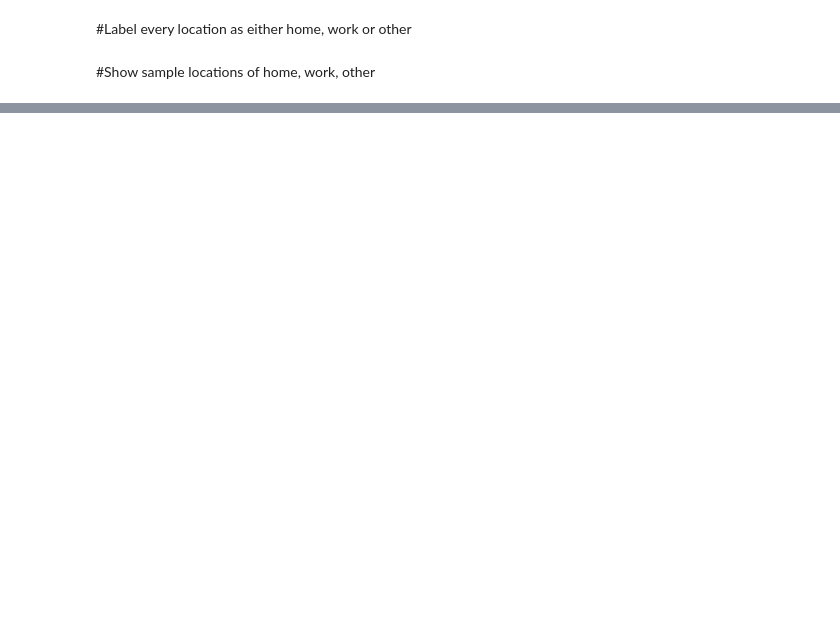
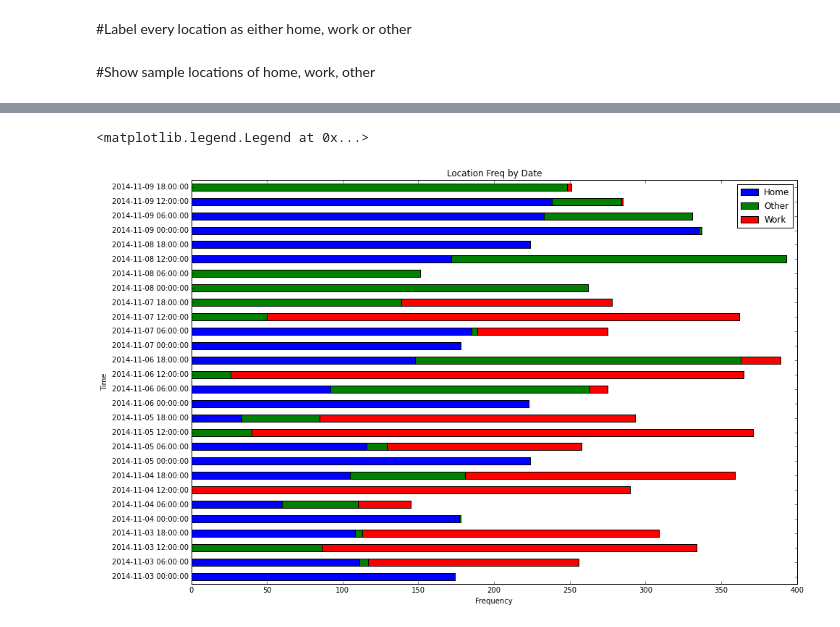
Before and after one commit to fnokeke/student-streams, a Jupyter notebook: src/location-streams.ipynb, the cells around one changed output, grey strips where cells are left out. Saved outputs shown, nothing was run; the diff lists cells and outputs as text; code cells hidden in the pictures; blank space fills up the shorter version.

```diff
--- a/src/location-streams.ipynb
+++ b/src/location-streams.ipynb
@@ -186,0 +182,7 @@ df.plot(kind='bar', stacked=True)
+# %%
+loc_patterns = ld_wk[['datetime', 'loc_label']]
+loc_patterns['freq'] = ld_wk['loc_label']
+loc_patterns = loc_patterns.set_index('datetime')
+loc_group = loc_patterns.groupby(['loc_label']).resample('6H',how=len)
+loc_group = loc_group.reset_index()
+loc_group.head()
@@ -186,0 +196,3 @@ df.plot(kind='bar', stacked=True)
+# %%
+loc_group = loc_group.groupby(['datetime','loc_label']).sum()
+loc_group.head()
@@ -186,0 +218,8 @@ df.plot(kind='bar', stacked=True)
+# %%
+loc_plot = loc_group.unstack().plot(kind='barh', stacked=True, title="Location Freq by Date", figsize=(15, 10))
+loc_plot.set_xlabel("Frequency")
+loc_plot.set_ylabel("Time")
+loc_plot.legend(["Home","Other","Work"], loc=1,ncol=1)
+# %% [output]
+<matplotlib.legend.Legend at 0x...>
+[figure, added]
```
Also changed, not shown: parts of 19 cells of this notebook, 3 other files.
